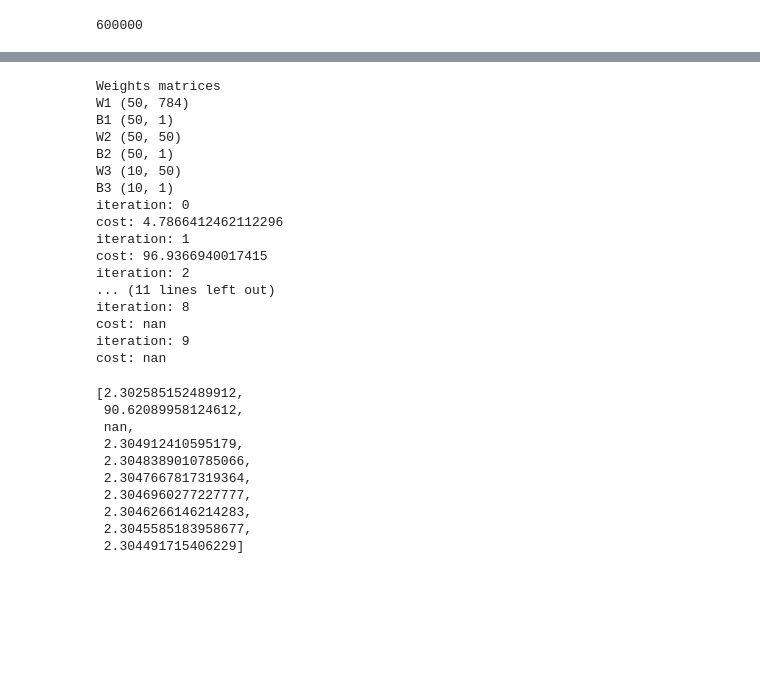
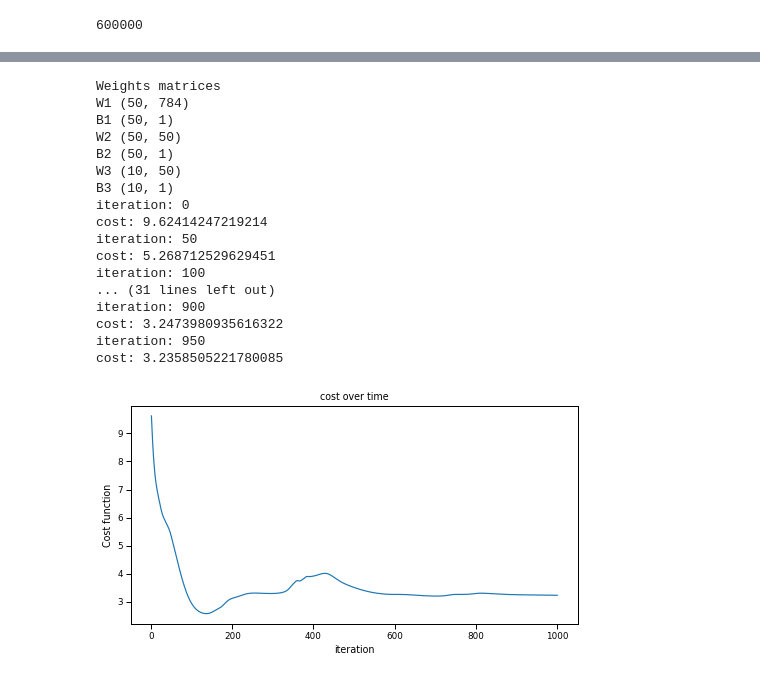
Before and after one commit to jakelourie1502/Neural_network_from_scratch, a Jupyter notebook: mnist_neural_net_from_scratch.ipynb, the cells around one changed output, grey strips where cells are left out. Cells and saved outputs as stored; diff of their text form; code cells hidden in the pictures; blank space fills up the shorter version.

Commit message:
Corrects weight normalisation and successfully iterates over 1000 examples softmax

```diff
--- a/mnist_neural_net_from_scratch.ipynb
+++ b/mnist_neural_net_from_scratch.ipynb
@@ -489,8 +489,8 @@ np.sum(differentiat_dict_softmax['dW2'])
 # %%
 ##softmax iteration
 
-learning_rate = 0.001 #set an arbitrary learning rate... we can iterate and try a few others soon
-iterations_SM = 10
+learning_rate = 0.03 #set an arbitrary learning rate... we can iterate and try a few others soon
+iterations_SM = 1000
 cost_softmax = []
 dict_of_weights_softmax = init_weights(x_train_flat, 50, 50, 10)
 
@@ -504,7 +504,7 @@ for iteration in range(iterations_SM):
     differentiat_dict_softmax = back_prop_softmax(dict_of_weights_softmax, dict_of_FP_values_softmax, one_hot_y_train, x_train_flat)
     #then, do the gradient descent. Nothing stored, the weights just update and we re-use the new values in forward prop.
     gradient_descent(learning_rate, dict_of_weights_softmax, differentiat_dict_softmax)
-    if iteration % 1 == 0:
+    if iteration % 50 == 0:
         print(f'iteration: {iteration}\ncost: {Cost_softmax}')
 # %% [output]
 Weights matrices
@@ -515,25 +515,22 @@ B2 (50, 1)
 W3 (10, 50)
 B3 (10, 1)
 iteration: 0
-cost: 4.7866412462112296
-iteration: 1
-cost: 96.9366940017415
-iteration: 2
-... (11 lines left out)
-iteration: 8
-cost: nan
-iteration: 9
-cost: nan
+cost: 9.62414247219214
+iteration: 50
+cost: 5.268712529629451
+iteration: 100
+... (31 lines left out)
+iteration: 900
+cost: 3.2473980935616322
+iteration: 950
+cost: 3.2358505221780085
-# %%
-cost_softmax
-# %% [output]
-[2.302585152489912,
- 90.62089958124612,
- nan,
- 2.304912410595179,
- 2.3048389010785066,
- 2.3047667817319364,
- 2.3046960277227777,
- 2.3046266146214283,
- 2.3045585183958677,
- 2.304491715406229]
+# %%
+sns.set_context('paper')
+fig = plt.figure(figsize=(8,4))
+ax = sns.lineplot(np.linspace(1,1000,1000),cost_softmax)
+ax.set_title('cost over time')
+ax.set_ylabel('Cost function')
+ax.set_xlabel('iteration')
+plt.show()
+# %% [output]
+[figure, added]
```
Also changed, not shown: parts of 2 cells of this notebook.
